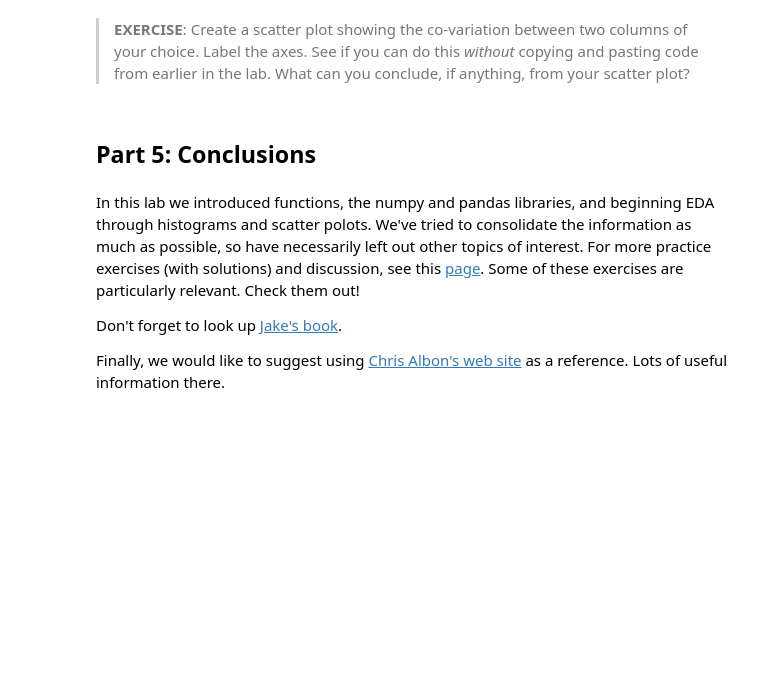
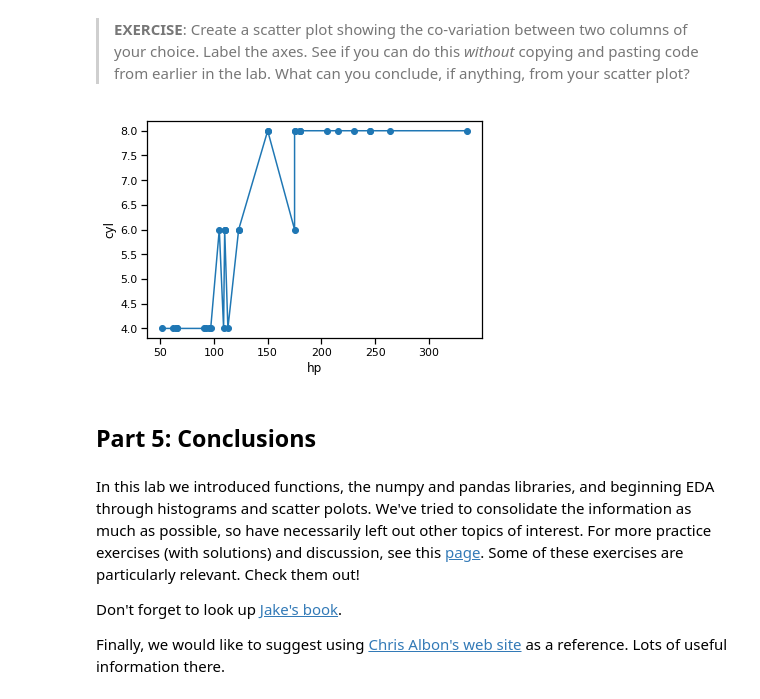
Before and after one commit to mohammad0alfares/EDA, a Jupyter notebook: Labs/intro-py.ipynb, the cells around one changed output. Saved outputs shown, nothing was run; the diff lists cells and outputs as text; code cells hidden in the pictures; blank space fills up the shorter version.

```diff
--- a/Labs/intro-py.ipynb
+++ b/Labs/intro-py.ipynb
@@ -1037,3 +1092,13 @@ Below is a summary of the most commonly used `matplotlib` plotting routines.
+# %%
+# your code here
+sub_dfcars = dfcars[['hp', 'cyl']]
+df_temp = sub_dfcars.sort_values('hp')
+plt.plot(df_temp.hp, df_temp.cyl, 'o-');
+plt.xlabel("hp");
+plt.ylabel("cyl");
+plt.show()
+# %% [output]
+[figure, added]
 # %% [markdown]
 ## Part 5: Conclusions
 # %% [markdown]
```
Also changed, not shown: parts of 15 cells of this notebook.
